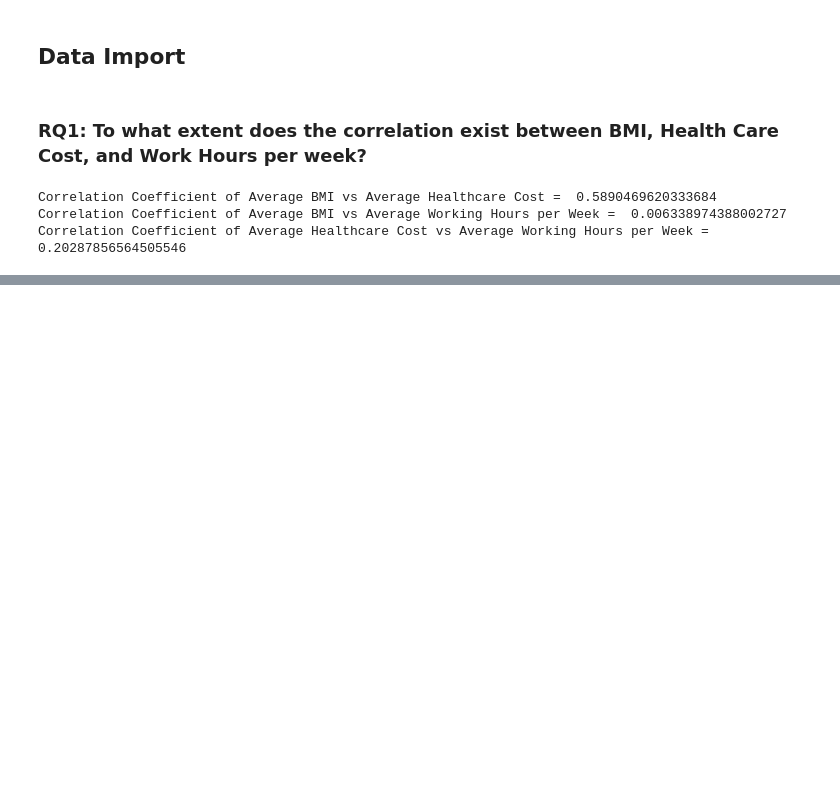
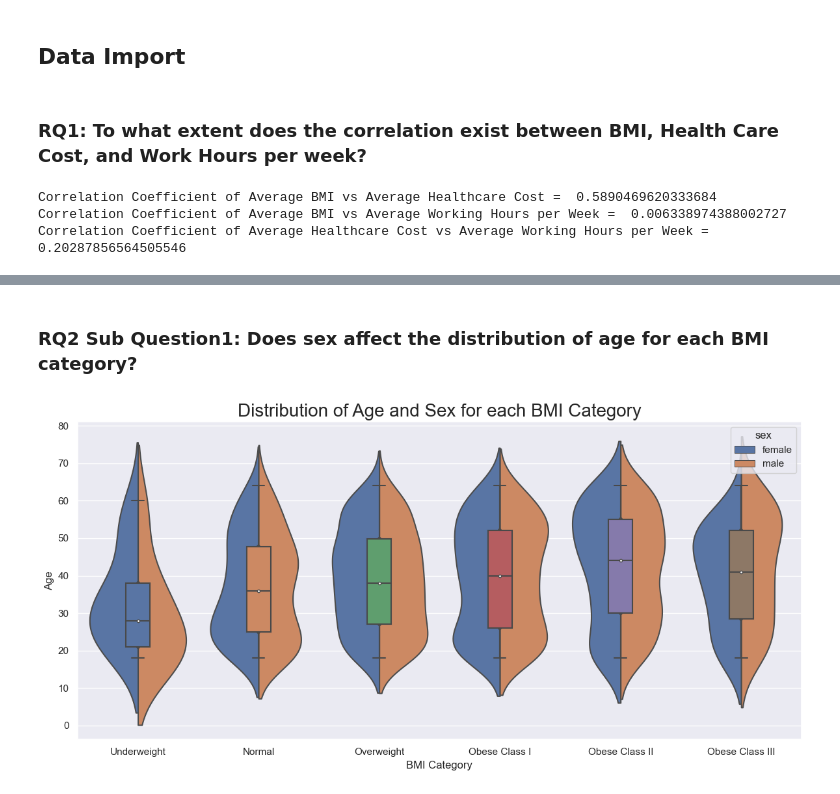
Before and after one commit to ubco-W2022T2-data301/project-group-group08, a Jupyter notebook: analysis/analysis2.ipynb, the cells around one changed output, grey strips where cells are left out. Drawn from its saved outputs; the diff is of its cells as text; code cells hidden in the pictures; blank space fills up the shorter version.

```diff
--- a/analysis/analysis2.ipynb
+++ b/analysis/analysis2.ipynb
@@ -87,0 +89,12 @@ plt.show()
+# %% [markdown]
+### RQ2 Sub Question1: Does sex affect the distribution of age for each BMI category?
+# %%
+p3 = sns.violinplot(data=health1, x='BMI_cat', y='age', hue='sex', split=True)
+sns.boxplot(data=health1, x='BMI_cat', y='age', width=0.2, boxprops={'zorder': 2}, ax=p3)
+p3.set_title("Distribution of Age and Sex for each BMI Category", size = 20)
+p3.set_ylabel("Age")
+p3.set_xlabel("BMI Category")
+plt.tight_layout()
+plt.show()
+# %% [output]
+[figure, added]
```
Also changed, not shown: parts of 8 cells of this notebook, 1 other file.
